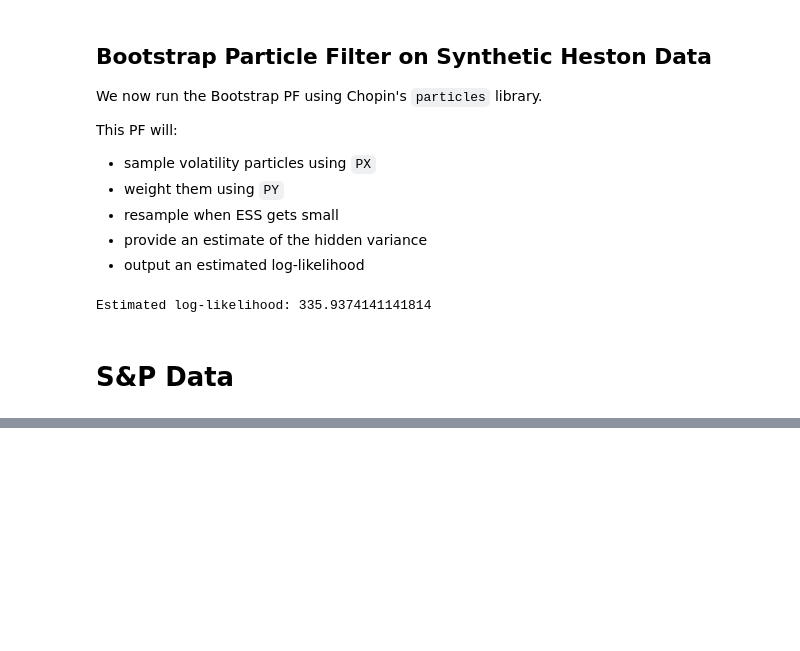
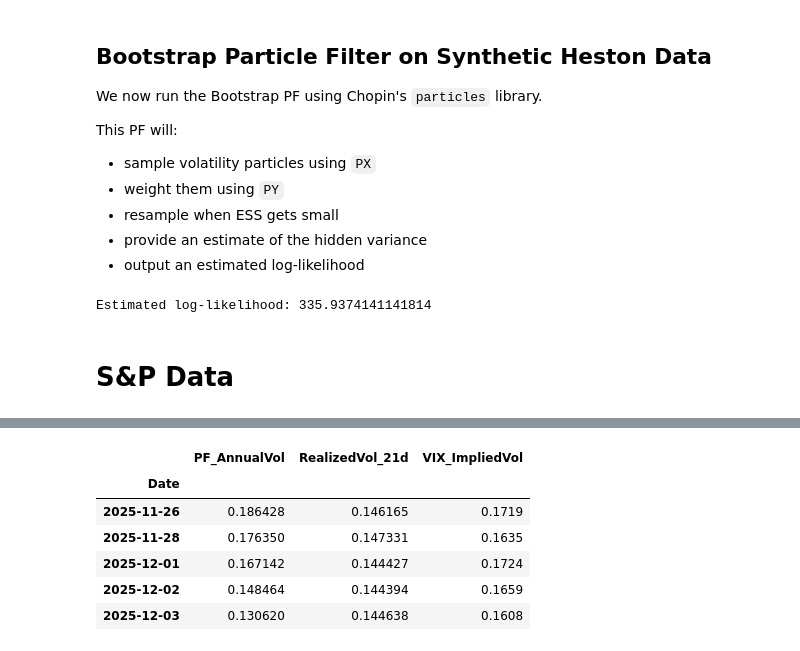
Before and after one commit to MichaelCarloH/heston-particle-filter-calibration, a Jupyter notebook: notebooks/exploration/heston_ssm_bootstrap_pf.ipynb, the cells around one changed output, grey strips where cells are left out. Saved outputs shown, nothing was run; the diff lists cells and outputs as text; code cells hidden in the pictures; blank space fills up the shorter version.

```diff
--- a/notebooks/exploration/heston_ssm_bootstrap_pf.ipynb
+++ b/notebooks/exploration/heston_ssm_bootstrap_pf.ipynb
@@ -494,0 +508,16 @@ Correlation PF vs VIX: 0.9076498648641939
+# %%
+df_compare = pd.concat([
+    pf_vol_series,
+    realized_vol,
+    vix_series
+], axis=1).dropna()
+
+df_compare.tail()
+# %% [output]
+|  | PF_AnnualVol | RealizedVol_21d | VIX_ImpliedVol |
+| Date |  |  |  |
+| 2025-11-26 | 0.186428 | 0.146165 | 0.1719 |
+| 2025-11-28 | 0.176350 | 0.147331 | 0.1635 |
+| 2025-12-01 | 0.167142 | 0.144427 | 0.1724 |
+| 2025-12-02 | 0.148464 | 0.144394 | 0.1659 |
+| 2025-12-03 | 0.130620 | 0.144638 | 0.1608 |
```
Also changed, not shown: parts of 11 cells of this notebook.
